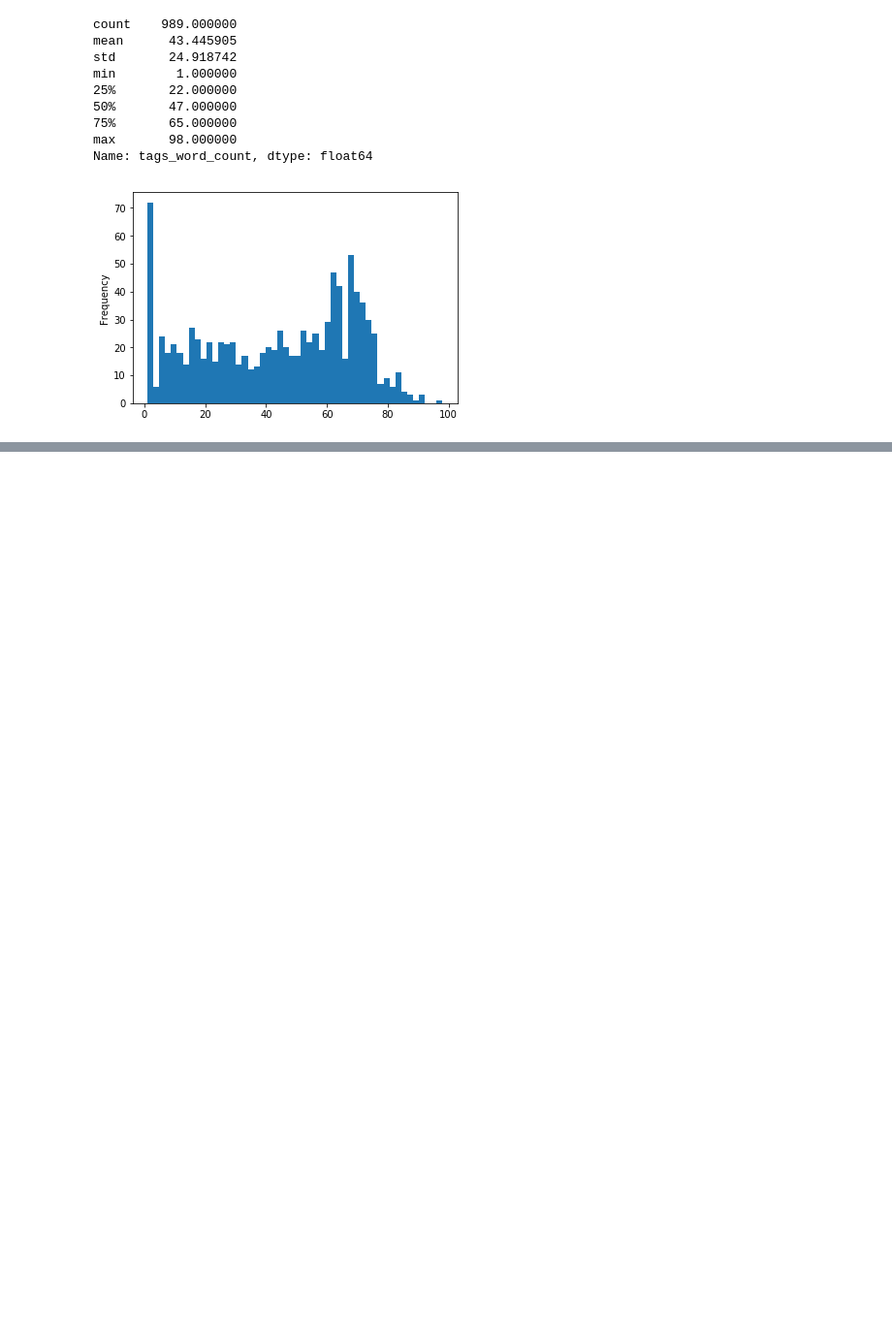
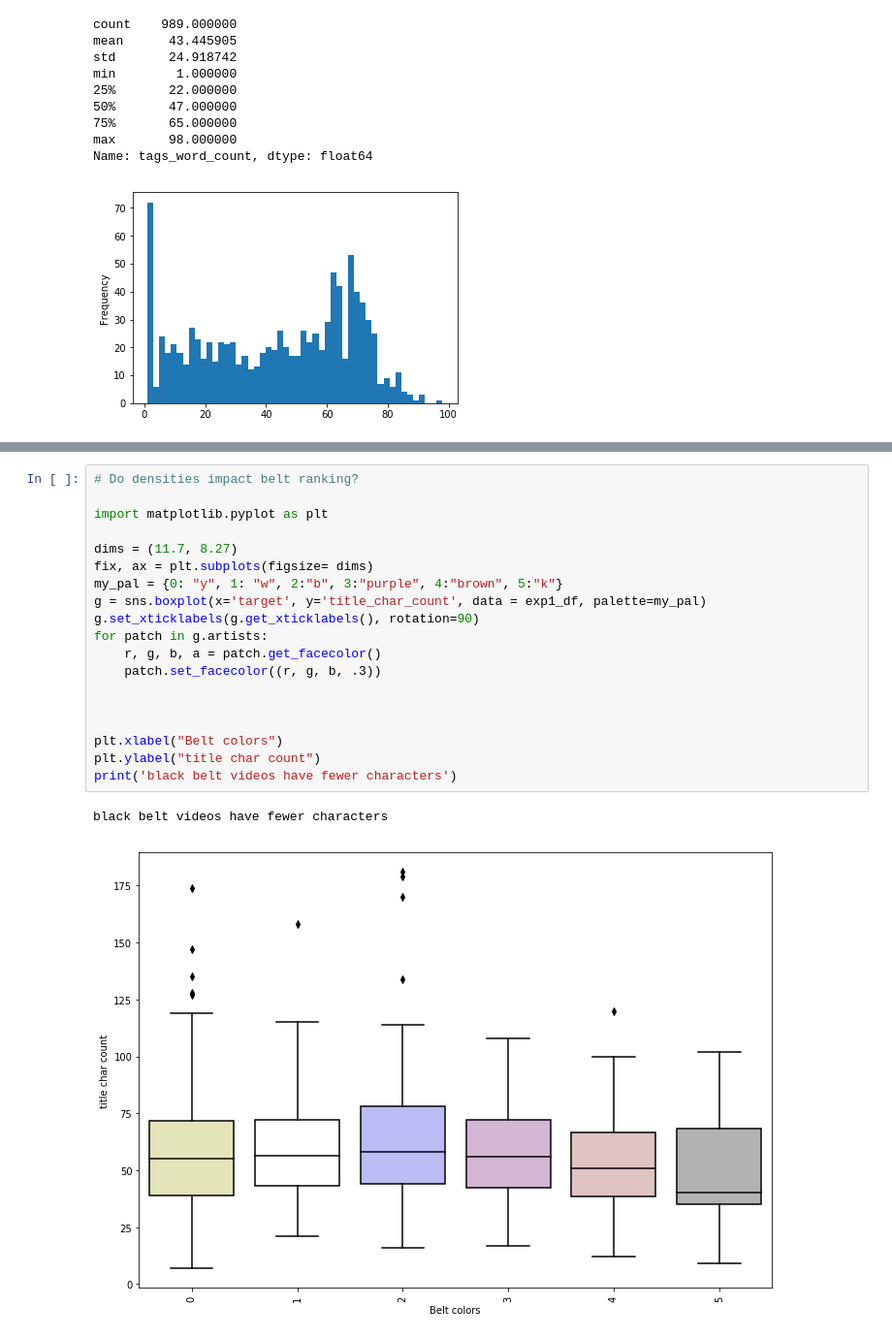
Before and after one commit to addiwei/Springboard, a Jupyter notebook: Capstone1/Youtube_4_Word_Preprocessing_EDA.ipynb, the cells around one changed output, grey strips where cells are left out. Shown at 97% size. Saved outputs shown, nothing was run; the diff lists cells and outputs as text; blank space fills up the shorter version.

```diff
--- a/Capstone1/Youtube_4_Word_Preprocessing_EDA.ipynb
+++ b/Capstone1/Youtube_4_Word_Preprocessing_EDA.ipynb
@@ -170,0 +187,22 @@ Name: tags_word_count, dtype: float64
+# %%
+# Do densities impact belt ranking?
+
+import matplotlib.pyplot as plt
+
+dims = (11.7, 8.27)
+fix, ax = plt.subplots(figsize= dims)
+my_pal = {0: "y", 1: "w", 2:"b", 3:"purple", 4:"brown", 5:"k"}
+g = sns.boxplot(x='target', y='title_char_count', data = exp1_df, palette=my_pal)
+g.set_xticklabels(g.get_xticklabels(), rotation=90)
+for patch in g.artists:
+    r, g, b, a = patch.get_facecolor()
+    patch.set_facecolor((r, g, b, .3))
+
+
+
+plt.xlabel("Belt colors")
+plt.ylabel("title char count")
+print('black belt videos have fewer characters')
+# %% [output]
+black belt videos have fewer characters
+[figure, added]
```
Also changed, not shown: parts of 35 cells of this notebook, 4 other files.
